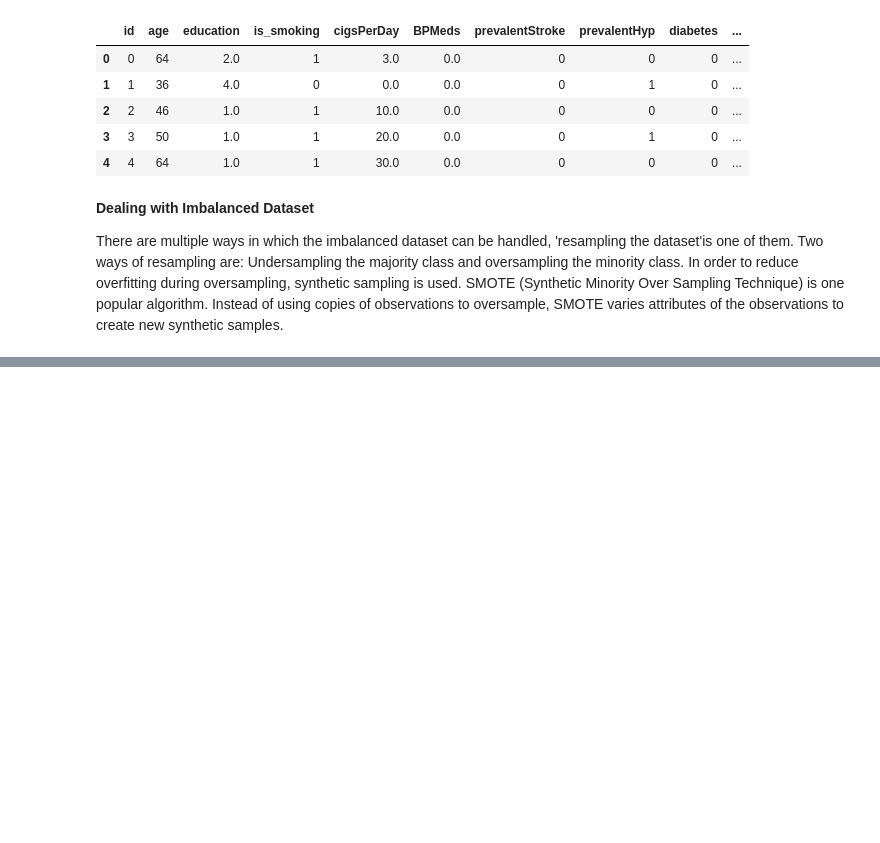
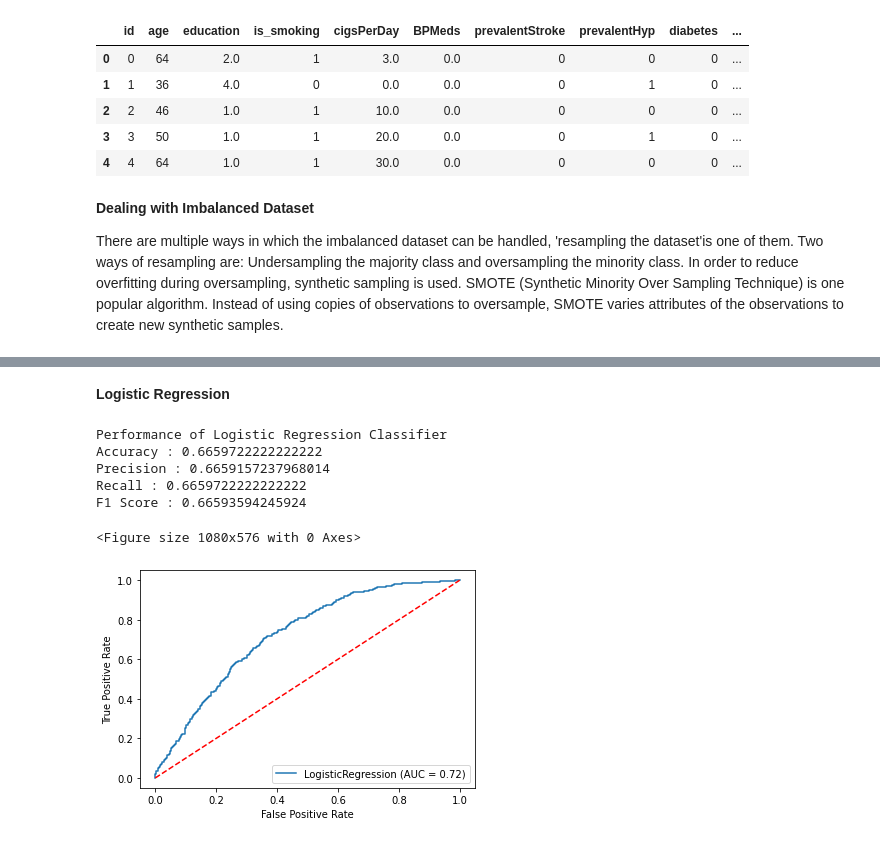
Before and after one commit to shetehm/Cardiovascular-Risk-Prediction, a Jupyter notebook: Individual_Colab_Cardiovascular_Risk_Prediction.ipynb, the cells around one changed output, grey strips where cells are left out. Cells and saved outputs as stored; diff of their text form; code cells hidden in the pictures; blank space fills up the shorter version.

```diff
--- a/Individual_Colab_Cardiovascular_Risk_Prediction.ipynb
+++ b/Individual_Colab_Cardiovascular_Risk_Prediction.ipynb
@@ -1023,0 +1059,4 @@ There are multiple ways in which the imbalanced dataset can be handled, 'resampl
+# %%
+#Converting arrays into dataframes
+X_resampled= pd.DataFrame(x_smote)
+y_resampled= pd.DataFrame(y_smote)
@@ -1023,0 +1081,10 @@ There are multiple ways in which the imbalanced dataset can be handled, 'resampl
+# %%
+#Applying normalization operation for numeric stability
+from sklearn.preprocessing import StandardScaler
+standardizer = StandardScaler()
+X = standardizer.fit_transform(X_resampled)
+# %%
+#Train test split
+from sklearn.model_selection import train_test_split
+
+X_train, X_test, y_train, y_test = train_test_split(X, y_resampled , test_size=0.25, random_state=0)
@@ -1023,0 +1106,36 @@ There are multiple ways in which the imbalanced dataset can be handled, 'resampl
+# %% [markdown]
+**Logistic Regression**
+# %%
+from sklearn.linear_model import LogisticRegression
+lr = LogisticRegression()
+lr.fit(X_train,y_train)
+lr_predictions= lr.predict(X_test)
+#print(classification_report(y_test,lr_predictions))
+
+#Performance Metrics
+lr_accuracy= accuracy_score(lr_predictions,y_test)
+lr_precision= precision_score(lr_predictions,y_test, average='weighted')
+lr_recall= recall_score(lr_predictions,y_test, average='weighted')
+lr_f1_score= f1_score(lr_predictions, y_test, average='weighted')
+
+print('Performance of Logistic Regression Classifier')
+print('Accuracy :' , lr_accuracy)
+print('Precision :', lr_precision)
+print('Recall :', lr_recall)
+print('F1 Score :', lr_f1_score)
+# %% [output]
+Performance of Logistic Regression Classifier
+Accuracy : 0.6659722222222222
+Precision : 0.6659157237968014
+Recall : 0.6659722222222222
+F1 Score : 0.66593594245924
+# %%
+from sklearn.metrics import plot_roc_curve
+plt.figure(figsize=(15,8))
+svc_disp = plot_roc_curve(lr,X_test,y_test)
+x,y=np.arange(0,1.1,0.1),np.arange(0,1.1,0.1)
+plt.plot(x,y,'b--',color='r')
+plt.show()
+# %% [output]
+<Figure size 1080x576 with 0 Axes>
+[figure, added]
```
Also changed, not shown: parts of 10 cells of this notebook.
